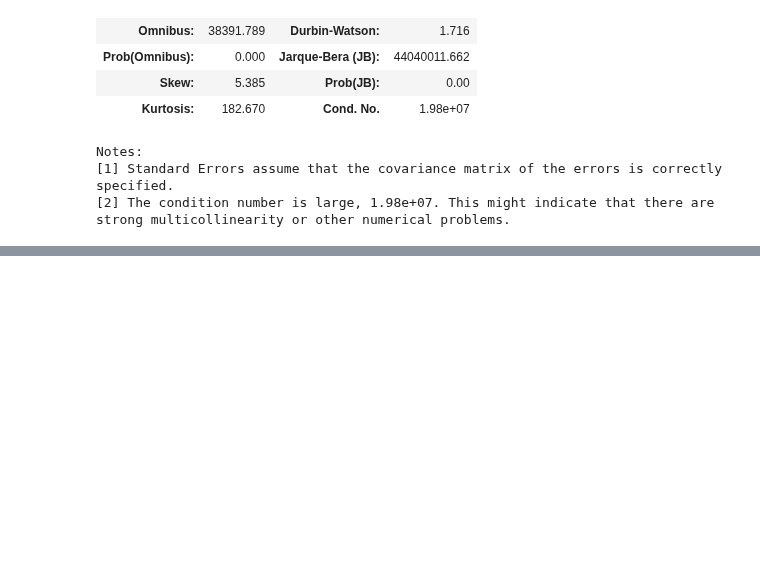
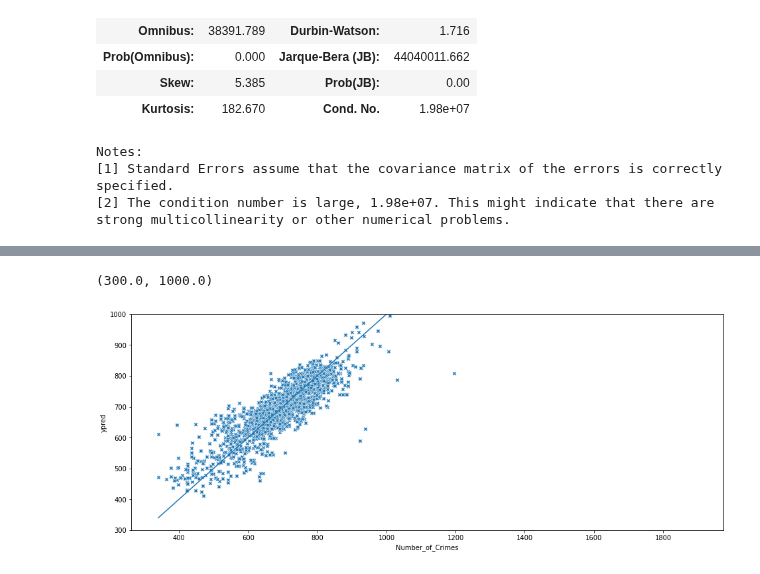
Before and after one commit to leo-cavalcante/crimes-in-chicago, a Jupyter notebook: Time Analysis.ipynb, the cells around one changed output, grey strips where cells are left out. Drawn from its saved outputs; the diff is of its cells as text; code cells hidden in the pictures; blank space fills up the shorter version.

```diff
--- a/Time Analysis.ipynb
+++ b/Time Analysis.ipynb
@@ -1175,0 +963,4 @@ crimes_events2["Year-Month-Day"].min()
+# %%
+# Creating dummies for type of crimes commited in one day
+protest_types_dummies = protests_chicago.groupby('Date')["Event type"].agg('unique').map(lambda x: ','.join(x)).str.get_dummies(',')
+protest_types_dummies
@@ -1175,0 +982,9 @@ crimes_events2["Year-Month-Day"].min()
+# %%
+# Merging the DataFrame with the 2 dumies created before
+crimes_events2 = pd.merge(crimes_events2, crime_types_dummies,
+                  how="left", on="Year-Month-Day")
+
+crimes_events2 = pd.merge(crimes_events2, protest_types_dummies,
+                  how="left", left_on="Year-Month-Day", right_on="Date")
+
+crimes_events2.head()
@@ -1175,0 +1003,4 @@ crimes_events2["Year-Month-Day"].min()
+# %%
+# filling the dataframe null values with 0:
+crimes_events2.fillna(0, inplace=True)
+crimes_events2
@@ -1175,0 +1021,5 @@ crimes_events2["Year-Month-Day"].min()
+# %%
+# Creating a columns to indicate the day in which happened the George Floyd protests
+crimes_events2["GeorgeFloyd"] = 0
+crimes_events2.loc[crimes_events2["Year-Month-Day"]=="2020-05-31","GeorgeFloyd"]=1
+crimes_events2
@@ -1175,0 +1133,8 @@ crimes_events2["Year-Month-Day"].min()
+# %%
+fig = plt.figure(figsize=(16,6))
+sns.scatterplot(data=crimes_events2, x='Number_of_Crimes', y='ypred', marker='X',legend=False)
+sns.lineplot(data=crimes_events2, x='Number_of_Crimes', y='Number_of_Crimes')
+plt.ylim(300, 1000)
+# %% [output]
+(300.0, 1000.0)
+[figure, added]
```
Also changed, not shown: parts of 72 cells of this notebook.
